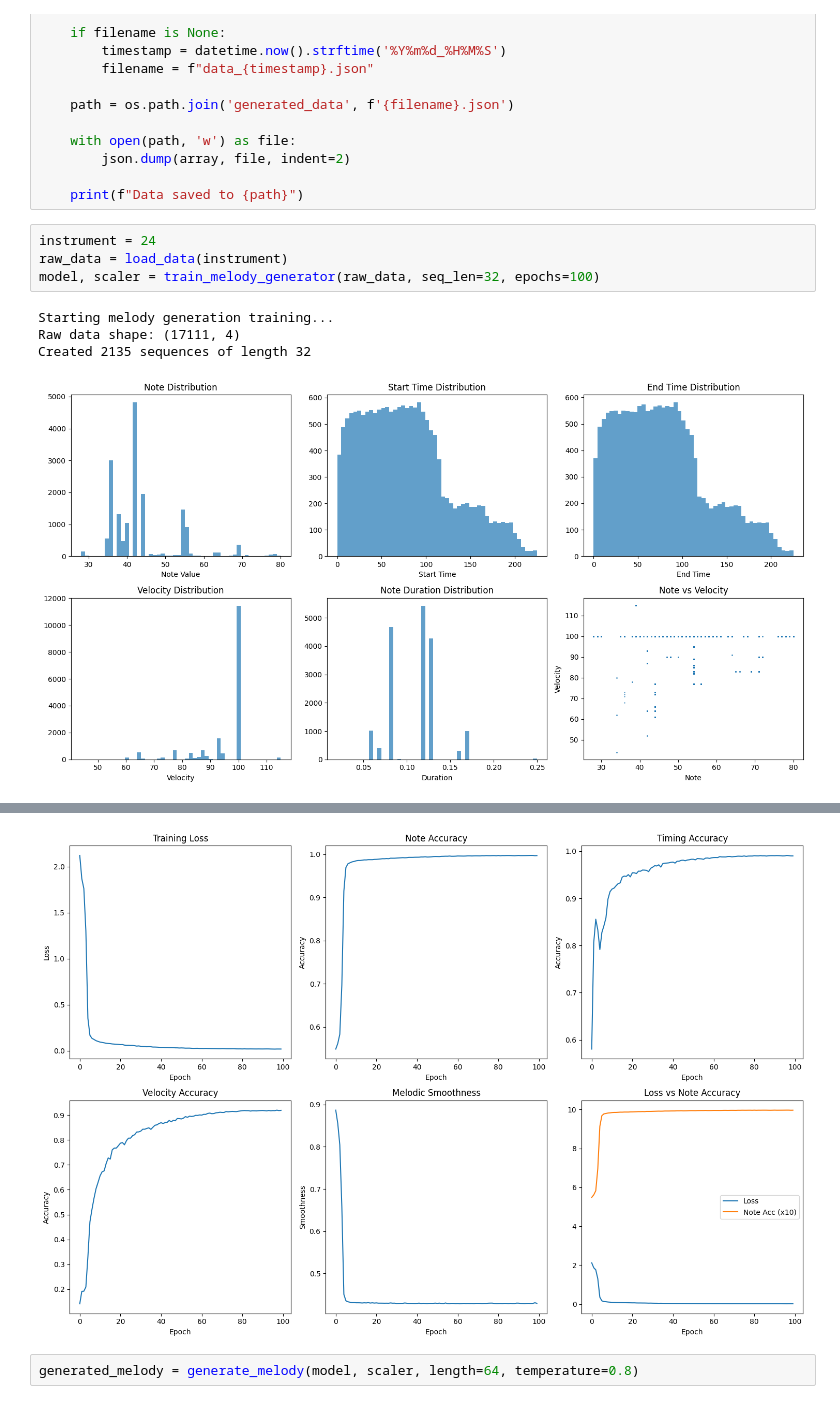
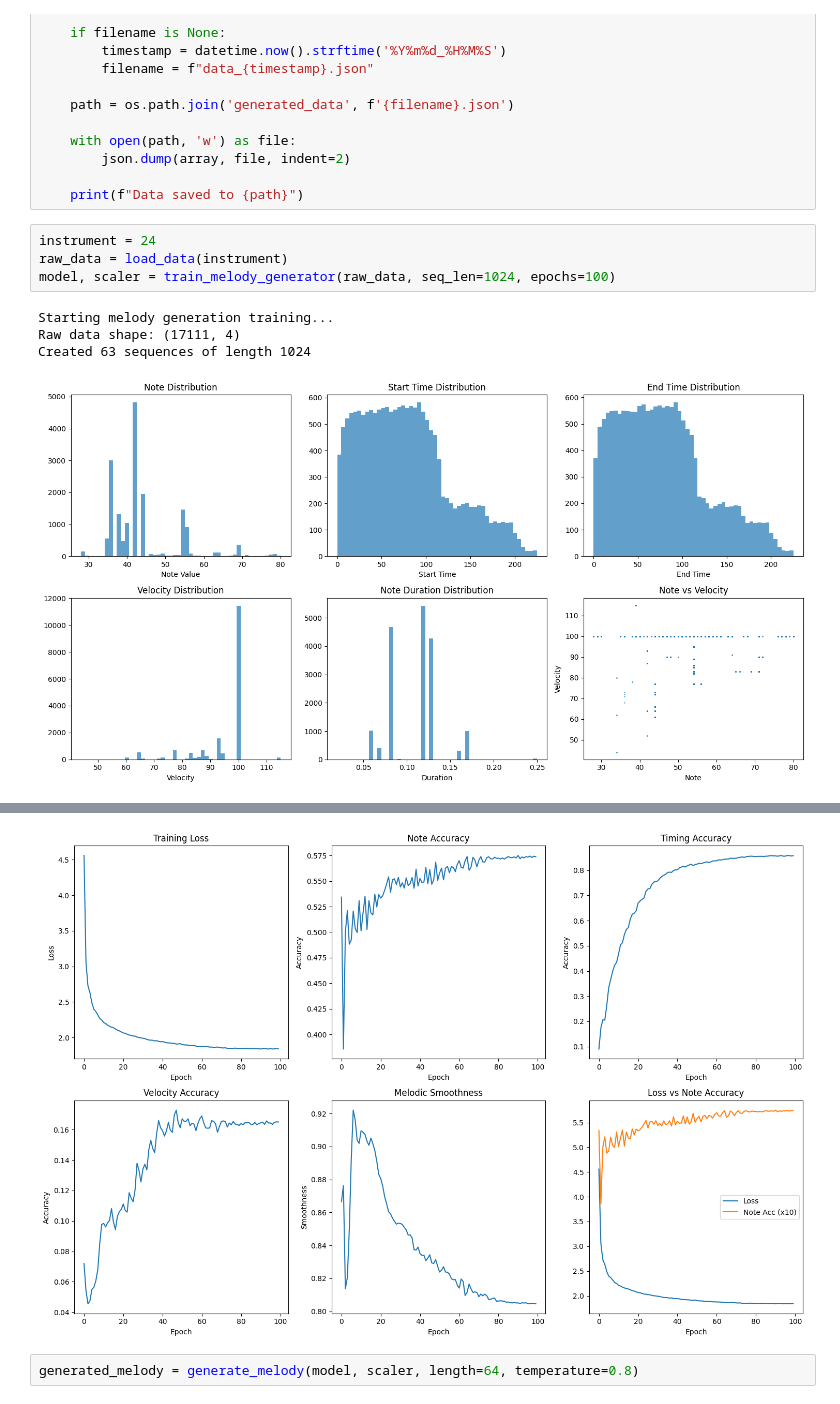
Before and after one commit to saahilmahato/MelodyGenerator, a Jupyter notebook: create_model.ipynb, the cells around one changed output, grey strips where cells are left out. Saved outputs shown, nothing was run; the diff lists cells and outputs as text.

Commit message:
fix: generated melody format

```diff
--- a/create_model.ipynb
+++ b/create_model.ipynb
@@ -360,10 +364,10 @@ def save_data(array, filename=None):
 # %%
 instrument = 24
 raw_data = load_data(instrument)
-model, scaler = train_melody_generator(raw_data, seq_len=32, epochs=100)
+model, scaler = train_melody_generator(raw_data, seq_len=1024, epochs=100)
 # %% [output]
 Starting melody generation training...
 Raw data shape: (17111, 4)
-Created 2135 sequences of length 32
+Created 63 sequences of length 1024
 [figure]
 Model parameters: 4,740,868
@@ -380,4 +384,4 @@ Epoch 90: Loss=0.0188, Note Acc=0.997, Smoothness=0.430
-[figure, old version]
+[figure, new version]
 # %%
 generated_melody = generate_melody(model, scaler, length=64, temperature=0.8)
 # %%
```
Also changed, not shown: parts of 3 cells of this notebook, 2 other files.
